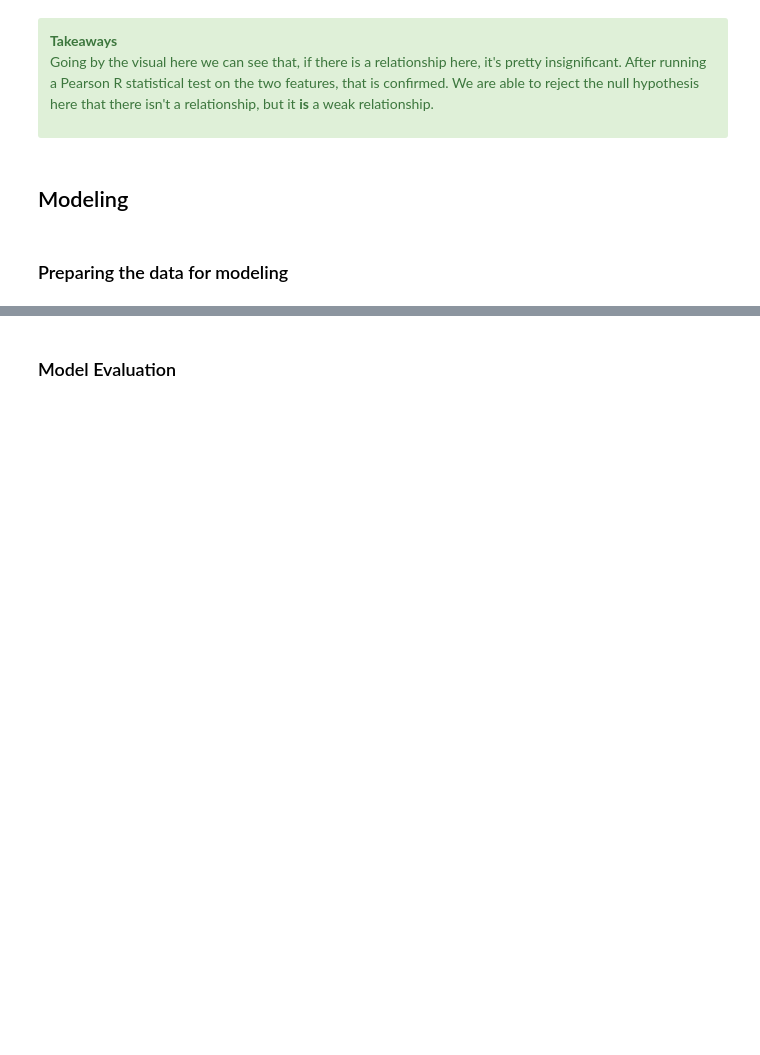
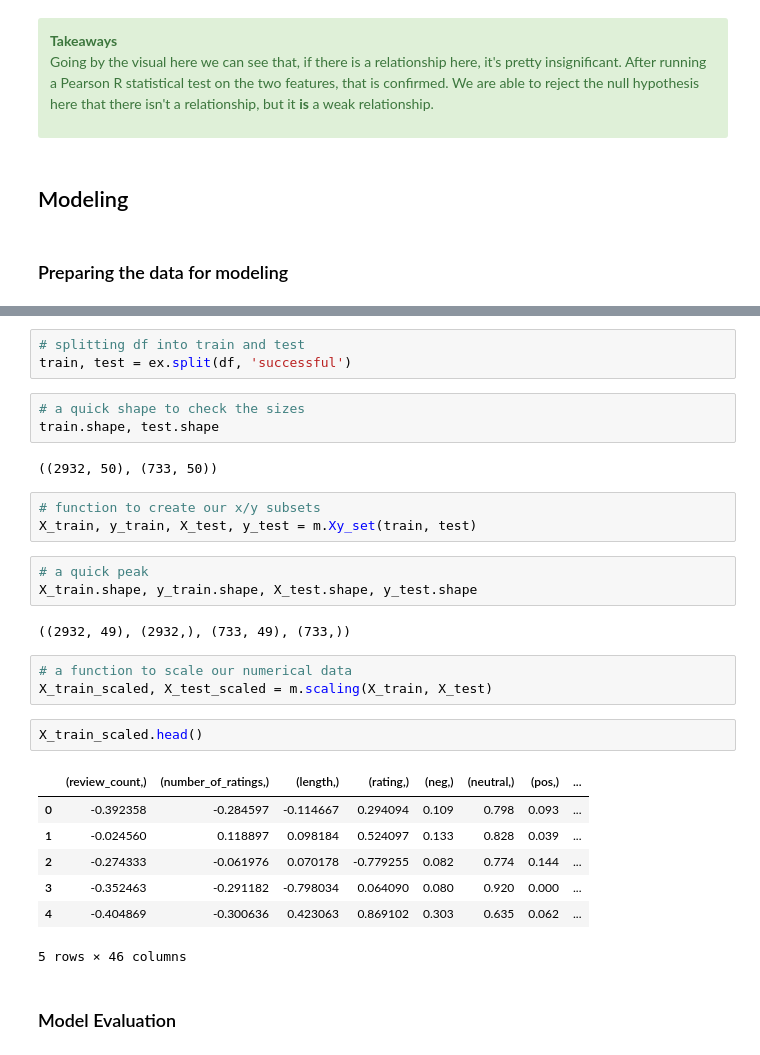
Before and after one commit to Booookkkkkssss/books_main, a Jupyter notebook: Final_Notebook.ipynb, the cells around one changed output, grey strips where cells are left out. Saved outputs shown, nothing was run; the diff lists cells and outputs as text; blank space fills up the shorter version.

```diff
--- a/Final_Notebook.ipynb
+++ b/Final_Notebook.ipynb
@@ -274,2 +271,31 @@ def xy_splits(train, test):
+# %%
+# splitting df into train and test
+train, test = ex.split(df, 'successful')
+# %%
+# a quick shape to check the sizes
+train.shape, test.shape
+# %% [output]
+((2932, 50), (733, 50))
+# %%
+# function to create our x/y subsets
+X_train, y_train, X_test, y_test = m.Xy_set(train, test)
+# %%
+# a quick peak
+X_train.shape, y_train.shape, X_test.shape, y_test.shape
+# %% [output]
+((2932, 49), (2932,), (733, 49), (733,))
+# %%
+# a function to scale our numerical data
+X_train_scaled, X_test_scaled = m.scaling(X_train, X_test)
+# %%
+X_train_scaled.head()
+# %% [output]
+|  | (review_count,) | (number_of_ratings,) | (length,) | (rating,) | (neg,) | (neutral,) | (pos,) | ... |
+| 0 | -0.392358 | -0.284597 | -0.114667 | 0.294094 | 0.109 | 0.798 | 0.093 | ... |
+| 1 | -0.024560 | 0.118897 | 0.098184 | 0.524097 | 0.133 | 0.828 | 0.039 | ... |
+| 2 | -0.274333 | -0.061976 | 0.070178 | -0.779255 | 0.082 | 0.774 | 0.144 | ... |
+| 3 | -0.352463 | -0.291182 | -0.798034 | 0.064090 | 0.080 | 0.920 | 0.000 | ... |
+| 4 | -0.404869 | -0.300636 | 0.423063 | 0.869102 | 0.303 | 0.635 | 0.062 | ... |
+5 rows × 46 columns
 # %% [markdown]
 ### Model Evaluation
```
Also changed, not shown: parts of 23 cells of this notebook, 3 other files.
